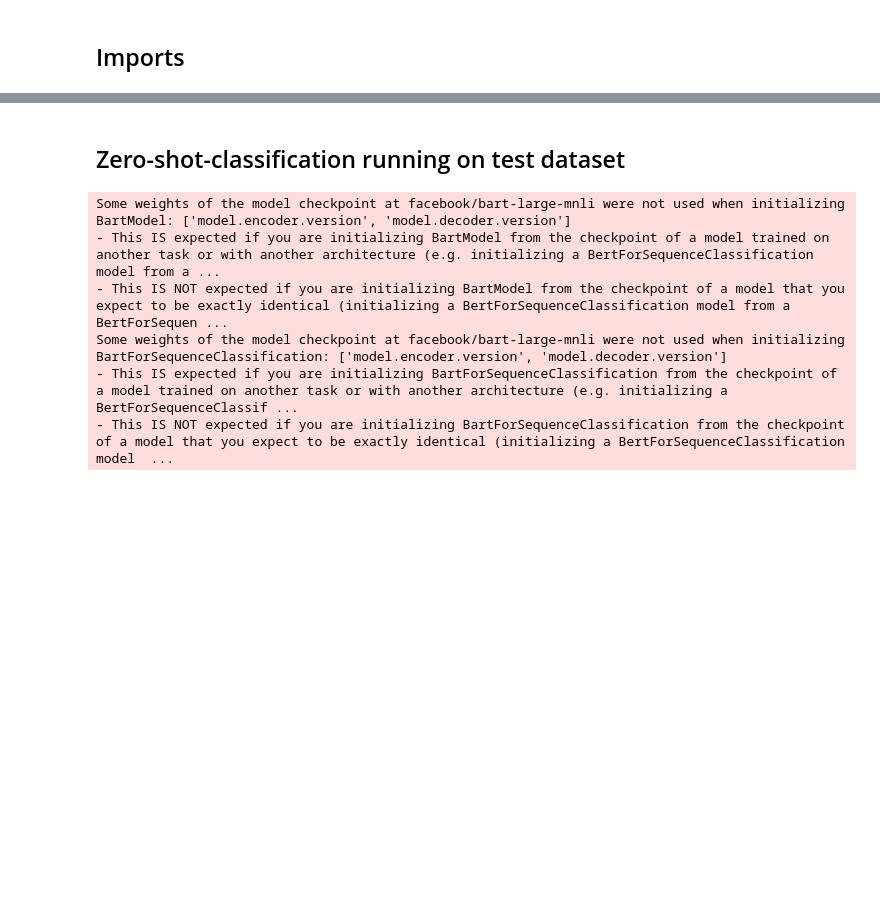
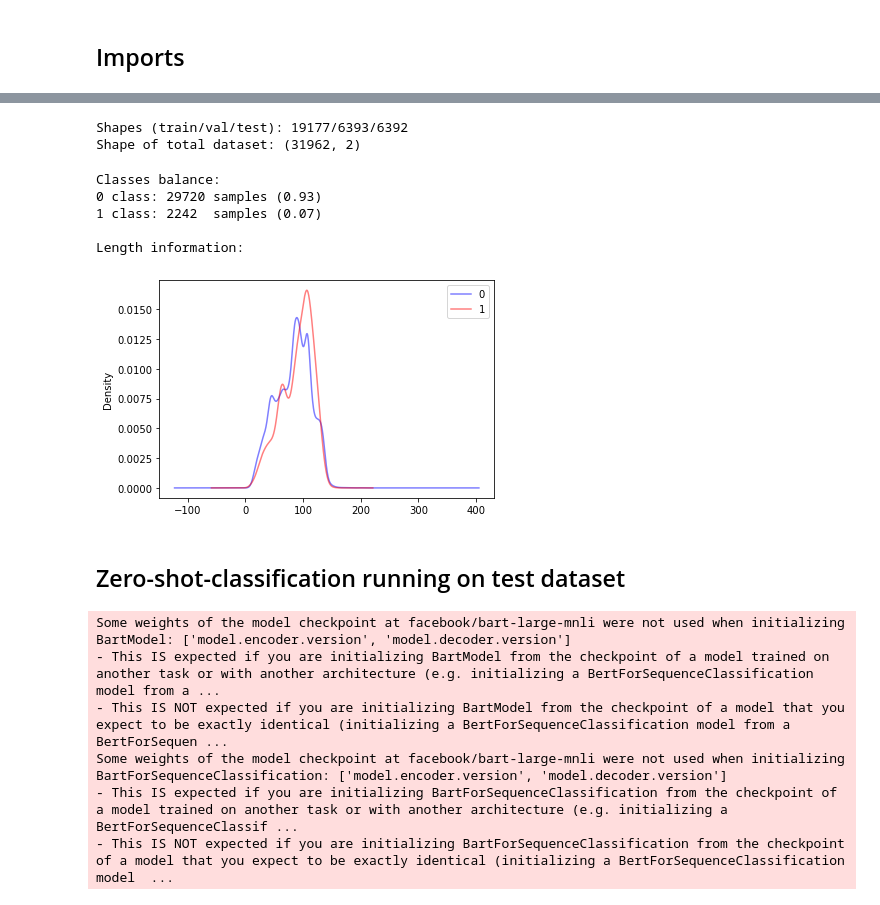
Before and after one commit to tikerlade/roberta-finetuning, a Jupyter notebook: src/Running_predictions.ipynb, the cells around one changed output, grey strips where cells are left out. Saved outputs shown, nothing was run; the diff lists cells and outputs as text; code cells hidden in the pictures; blank space fills up the shorter version.

```diff
--- a/src/Running_predictions.ipynb
+++ b/src/Running_predictions.ipynb
@@ -30,3 +32,39 @@ test_data = pd.read_csv(PROJECT_ROOT / params['data']['path_to_data'] /
+# %%
+# Load splitted dataset
+train_data = pd.read_csv(PROJECT_ROOT / Path(params["data"]["path_to_data"]) / params["data"]["train_filename"])
+valid_data = pd.read_csv(PROJECT_ROOT / Path(params["data"]["path_to_data"]) / params["data"]["validation_filename"])
+test_data = pd.read_csv(PROJECT_ROOT / Path(params["data"]["path_to_data"]) / params["data"]["test_filename"])
+
+# Basic information
+data = pd.concat([train_data, valid_data, test_data])
+
+print(f'Shapes (train/val/test): {train_data.shape[0]}/{valid_data.shape[0]}/{test_data.shape[0]}')
+print('Shape of total dataset:', data.shape)
+# %% [output]
+Shapes (train/val/test): 19177/6393/6392
+Shape of total dataset: (31962, 2)
+# %%
+neg_class_count = data['label'].tolist().count(0)
+pos_class_count = data['label'].tolist().count(1)
+total_count = data.shape[0]
+
+print('Classes balance:')
+print(f'0 class: {neg_class_count} samples ({round(neg_class_count/total_count, 2)})')
+print(f'1 class: {pos_class_count}  samples ({round(pos_class_count/total_count, 2)})\n')
+
+print('Length information:')
+data.query('label == 0')['tweet'].apply(len).plot.kde(color='b', alpha=0.5, label='0')
+data.query('label == 1')['tweet'].apply(len).plot.kde(color='r', alpha=0.5, label='1')
+
+plt.legend()
+plt.show()
+# %% [output]
+Classes balance:
+0 class: 29720 samples (0.93)
+1 class: 2242  samples (0.07)
+
+Length information:
+[figure, added]
 # %% [markdown]
 ## Zero-shot-classification running on test dataset
 # %%
```
Also changed, not shown: parts of 4 cells of this notebook, 6 other files.
